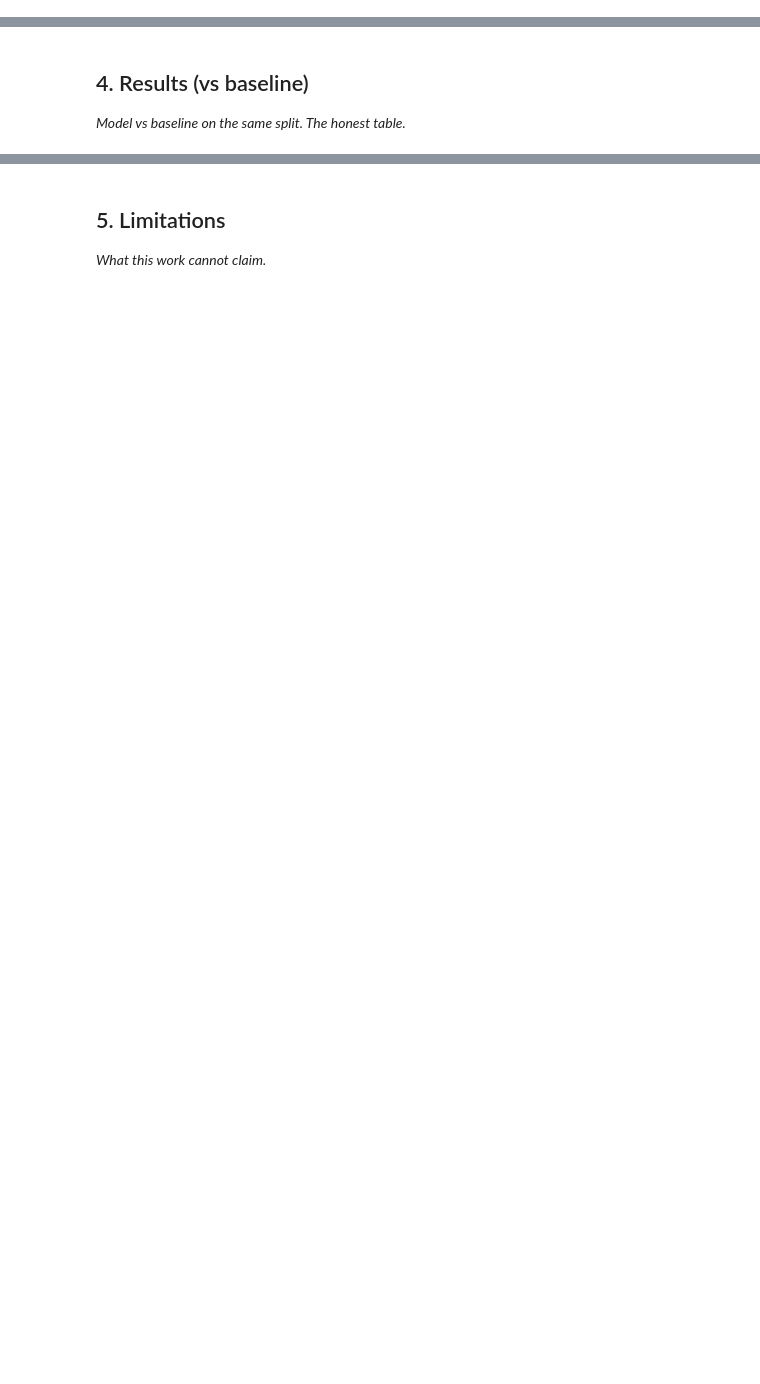
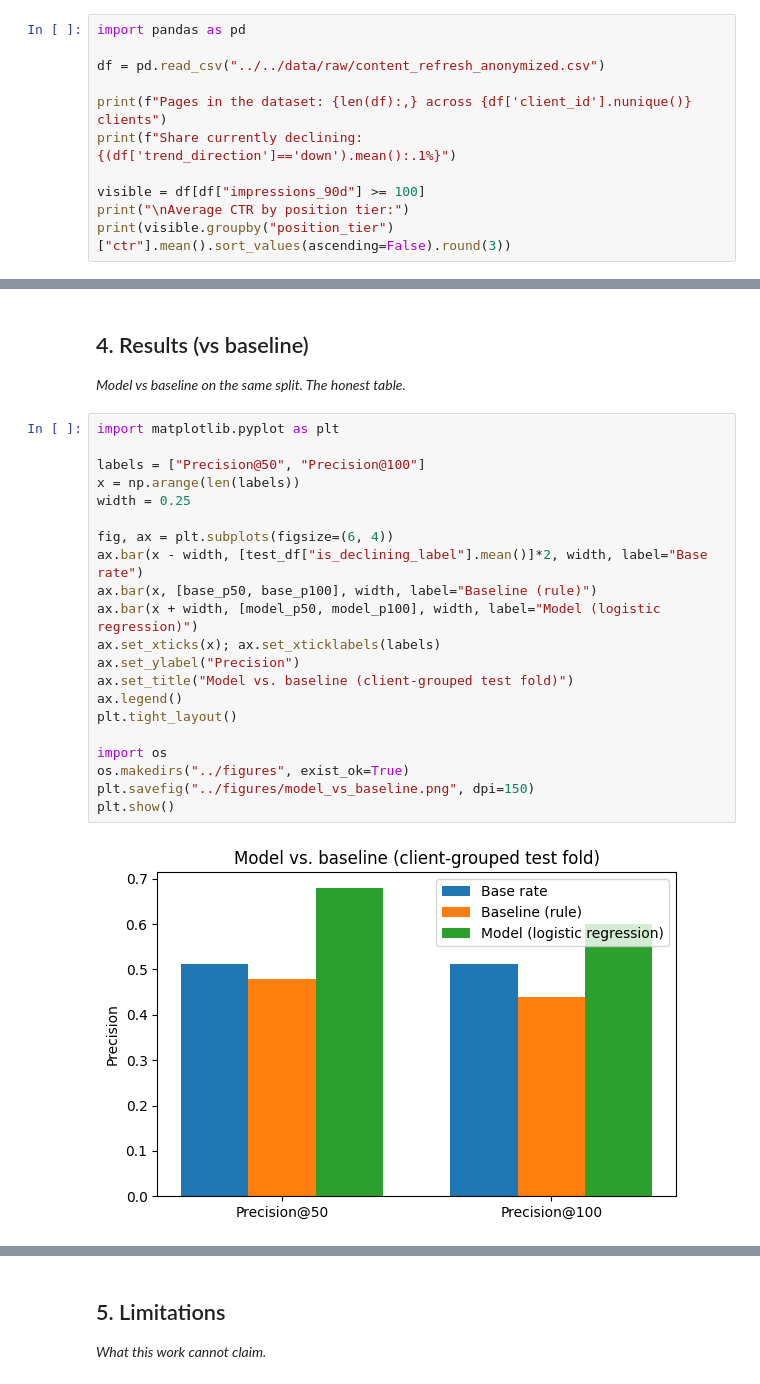
Before and after one commit to Debbie1236-cmd/flyrank-ml-internship, a Jupyter notebook: work/notebooks/capstone.ipynb, the cells around one changed output, grey strips where cells are left out. Cells and saved outputs as stored; diff of their text form; blank space fills up the shorter version.

```diff
--- a/work/notebooks/capstone.ipynb
+++ b/work/notebooks/capstone.ipynb
@@ -12,0 +28,11 @@ This skeleton is yours to fill. Work the sections **in order** — each one has
+# %%
+import pandas as pd
+
+df = pd.read_csv("../../data/raw/content_refresh_anonymized.csv")
+
+print(f"Pages in the dataset: {len(df):,} across {df['client_id'].nunique()} clients")
+print(f"Share currently declining: {(df['trend_direction']=='down').mean():.1%}")
+
+visible = df[df["impressions_90d"] >= 100]
+print("\nAverage CTR by position tier:")
+print(visible.groupby("position_tier")["ctr"].mean().sort_values(ascending=False).round(3))
@@ -22,3 +155,26 @@ This skeleton is yours to fill. Work the sections **in order** — each one has
 ## 4. Results (vs baseline)
 
 *Model vs baseline on the same split. The honest table.*
+# %%
+import matplotlib.pyplot as plt
+
+labels = ["Precision@50", "Precision@100"]
+x = np.arange(len(labels))
+width = 0.25
+
+fig, ax = plt.subplots(figsize=(6, 4))
+ax.bar(x - width, [test_df["is_declining_label"].mean()]*2, width, label="Base rate")
+ax.bar(x, [base_p50, base_p100], width, label="Baseline (rule)")
+ax.bar(x + width, [model_p50, model_p100], width, label="Model (logistic regression)")
+ax.set_xticks(x); ax.set_xticklabels(labels)
+ax.set_ylabel("Precision")
+ax.set_title("Model vs. baseline (client-grouped test fold)")
+ax.legend()
+plt.tight_layout()
+
+import os
+os.makedirs("../figures", exist_ok=True)
+plt.savefig("../figures/model_vs_baseline.png", dpi=150)
+plt.show()
+# %% [output]
+[figure, added]
```
Also changed, not shown: parts of 15 cells of this notebook.
